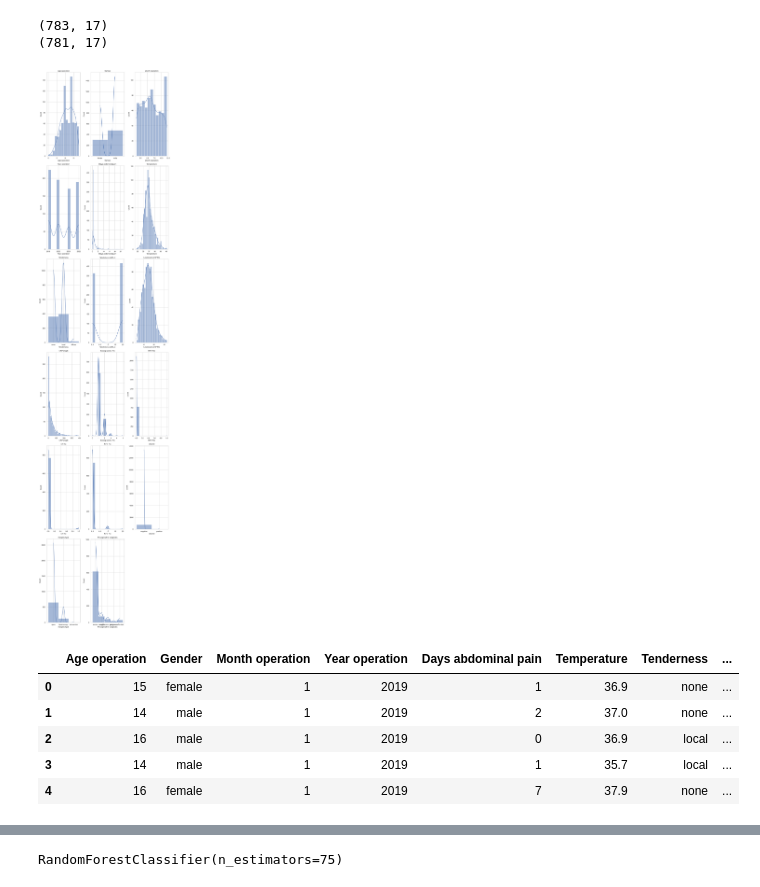
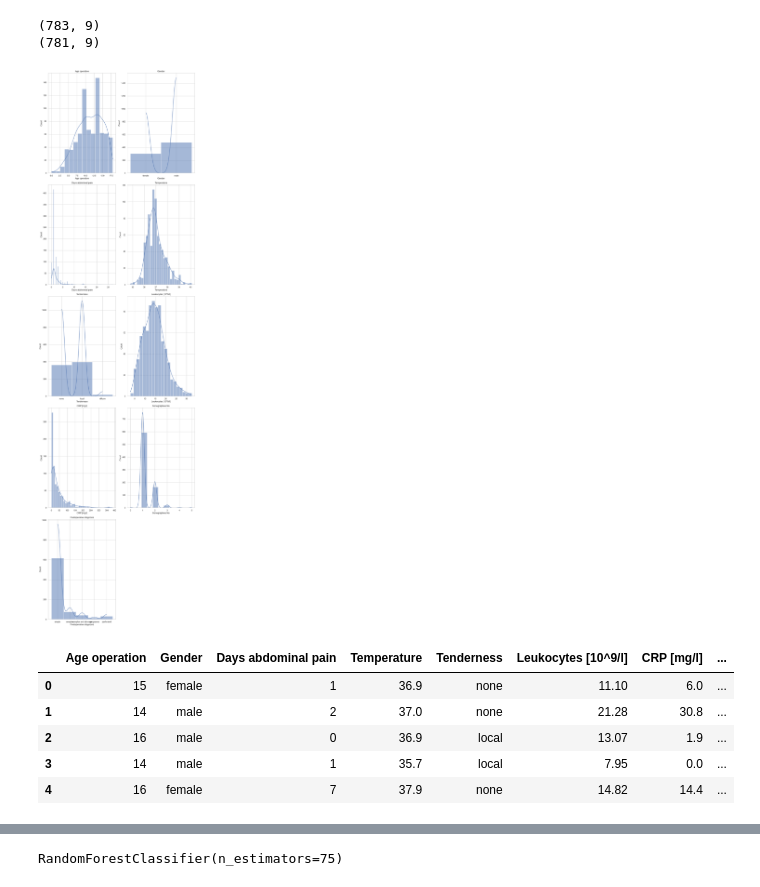
Before and after one commit to ivancrg/mlp, a Jupyter notebook: correlation_histograms_encoding_nd.ipynb, the cells around one changed output, grey strips where cells are left out. Saved outputs shown, nothing was run; the diff lists cells and outputs as text; code cells hidden in the pictures.

Commit message:
Keras NN, bugfix seqcov, new data encoded, variations...

```diff
--- a/correlation_histograms_encoding_nd.ipynb
+++ b/correlation_histograms_encoding_nd.ipynb
@@ -6,11 +27,10 @@ import numpy as np
 # %%
-df = pd.read_csv('new_data.csv')
-
+df = df.drop(columns=['Month operation', 'Year operation', 'MRT No', 'CT No', 'RTG No', 'COVID', 'Surgery type', 'Tenderness in RLQ'])
 df['Temperature'] = pd.to_numeric(df['Temperature'], errors='coerce')
 df['CRP [mg/l]'] = pd.to_numeric(df['CRP [mg/l]'], errors='coerce')
 df['Sonographies No'] = df['Sonographies No'].fillna(0)
-df['RTG No'] = df['RTG No'].fillna(0)
-df.loc[~df['COVID'].isin(['positive', 'negative']), 'COVID'] = 'negative'
+# df['RTG No'] = df['RTG No'].fillna(0)
+# df.loc[~df['COVID'].isin(['positive', 'negative']), 'COVID'] = 'negative'
 df = df.loc[df['Postoperative diagnosis'].isin(['simple', 'complex', 'complex and abscess', 'perforated', 'gangranos'])]
 # %%
 df[df.isna().any(axis=1)]
@@ -23,35 +43,35 @@ print(df.shape)
 df = df.dropna()
 print(df.shape)
 # %% [output]
-(783, 17)
-(781, 17)
+(783, 9)
+(781, 9)
 # %%
 # Set up Seaborn for better styling
 sn.set(style="whitegrid", font="Arial")
 
 # Create a grid of histograms
-plt.figure(figsize=(12, 50))  # Adjust the figure size as needed
-num_columns = 3
-num_rows = 6
+plt.figure(figsize=(12, 75))  # Adjust the figure size as needed
+num_columns = 2
+num_rows = 9
 
 for i, column in enumerate(df.columns):
     plt.subplot(num_rows, num_columns, i+1)
     sn.histplot(df[column], kde=True)
     plt.title(column)
     plt.tight_layout()
 
 plt.show()
 # %% [output]
-[figure, old version]
+[figure, new version]
 # %%
 df.head()
 # %% [output]
-|  | Age operation | Gender | Month operation | Year operation | Days abdominal pain | Temperature | Tenderness | ... |
-| 0 | 15 | female | 1 | 2019 | 1 | 36.9 | none | ... |
-| 1 | 14 | male | 1 | 2019 | 2 | 37.0 | none | ... |
-| 2 | 16 | male | 1 | 2019 | 0 | 36.9 | local | ... |
-| 3 | 14 | male | 1 | 2019 | 1 | 35.7 | local | ... |
-| 4 | 16 | female | 1 | 2019 | 7 | 37.9 | none | ... |
+|  | Age operation | Gender | Days abdominal pain | Temperature | Tenderness | Leukocytes [10^9/l] | CRP [mg/l] | ... |
+| 0 | 15 | female | 1 | 36.9 | none | 11.10 | 6.0 | ... |
+| 1 | 14 | male | 2 | 37.0 | none | 21.28 | 30.8 | ... |
+| 2 | 16 | male | 0 | 36.9 | local | 13.07 | 1.9 | ... |
+| 3 | 14 | male | 1 | 35.7 | local | 7.95 | 0.0 | ... |
+| 4 | 16 | female | 7 | 37.9 | none | 14.82 | 14.4 | ... |
 # %%
 print(df.dtypes)
 # %% [output]
```
Also changed, not shown: parts of 17 cells of this notebook, 29 other files.
